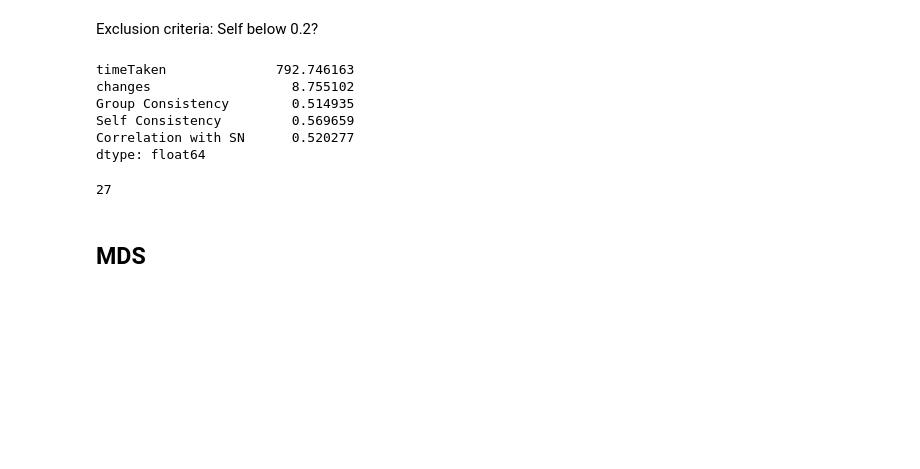
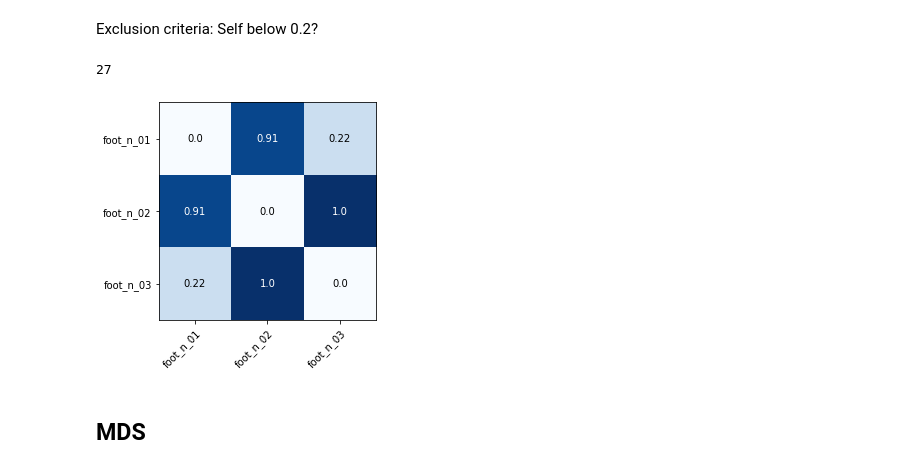
Before and after one commit to sathvikn/bert-wordsense, a Jupyter notebook: codebase/notebooks/pilesort-analysis-full.ipynb, the cells around one changed output. Cells and saved outputs as stored; diff of their text form; code cells hidden in the pictures; blank space fills up the shorter version.

```diff
--- a/codebase/notebooks/pilesort-analysis-full.ipynb
+++ b/codebase/notebooks/pilesort-analysis-full.ipynb
@@ -73,18 +74,16 @@ plot_consistency_hist(random_group, corrs['Group Consistency'],
 [figure]
 # %% [markdown]
 Exclusion criteria: Self below 0.2?
-# %%
-corrs[corrs['Self Consistency'] > 0.2].drop('userID', axis = 1).apply(np.mean)
-# %% [output]
-timeTaken              792.746163
-changes                  8.755102
-Group Consistency        0.514935
-Self Consistency         0.569659
-Correlation with SN      0.520277
-dtype: float64
 # %%
 len(corrs[corrs['Self Consistency'] > 0.2])
 # %% [output]
 27
+# %%
+m, s = get_subject_mtx(results, '-M4zwU5ri8CH5Mqr_WVJ', 'foot_n', 'shared')
+im = plt.imshow(m)
+ax = plt.axes()
+annotate_mtx(m, im, ax, s, write_text = True)
+# %% [output]
+[figure, added]
 # %% [markdown]
 ## MDS
```
Also changed, not shown: parts of 36 cells of this notebook, 1 other file.
